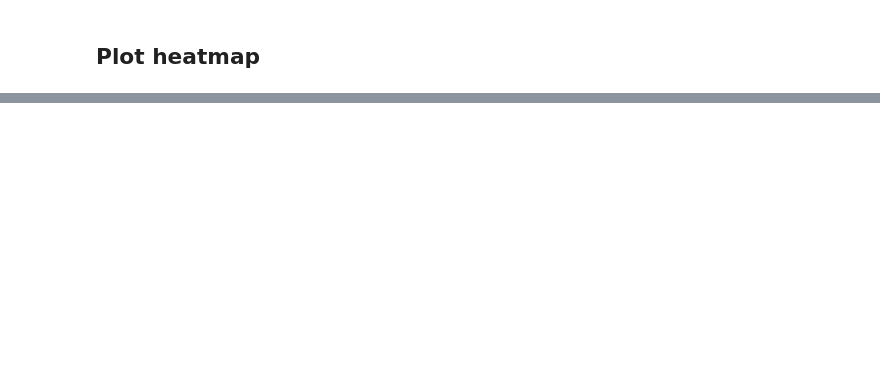
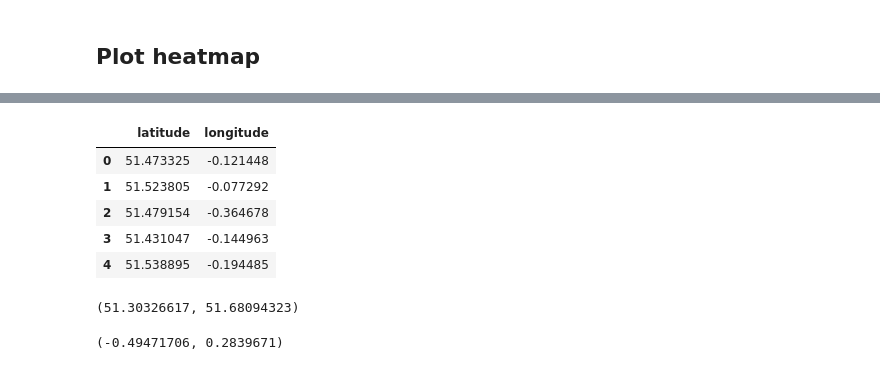
Before and after one commit to londoncyclingcampaign/lcc-dangerous-junctions, a Jupyter notebook: notebooks/map-visualisations.ipynb, the cells around one changed output, grey strips where cells are left out. Drawn from its saved outputs; the diff is of its cells as text; code cells hidden in the pictures; blank space fills up the shorter version.

```diff
--- a/notebooks/map-visualisations.ipynb
+++ b/notebooks/map-visualisations.ipynb
@@ -61,3 +61,20 @@ plugins.HeatMap(data, max_opacity=1, radius=20, blur=10).add_to(m)
 m
 # %% [output]
 [interactive output not drawn]
+# %%
+collisions[['latitude', 'longitude']].head()
+# %% [output]
+|  | latitude | longitude |
+| 0 | 51.473325 | -0.121448 |
+| 1 | 51.523805 | -0.077292 |
+| 2 | 51.479154 | -0.364678 |
+| 3 | 51.431047 | -0.144963 |
+| 4 | 51.538895 | -0.194485 |
+# %%
+collisions['latitude'].min(), collisions['latitude'].max()
+# %% [output]
+(51.30326617, 51.68094323)
+# %%
+collisions['longitude'].min(), collisions['longitude'].max()
+# %% [output]
+(-0.49471706, 0.2839671)
```
Also changed, not shown: parts of 14 cells of this notebook, 2 other files.
